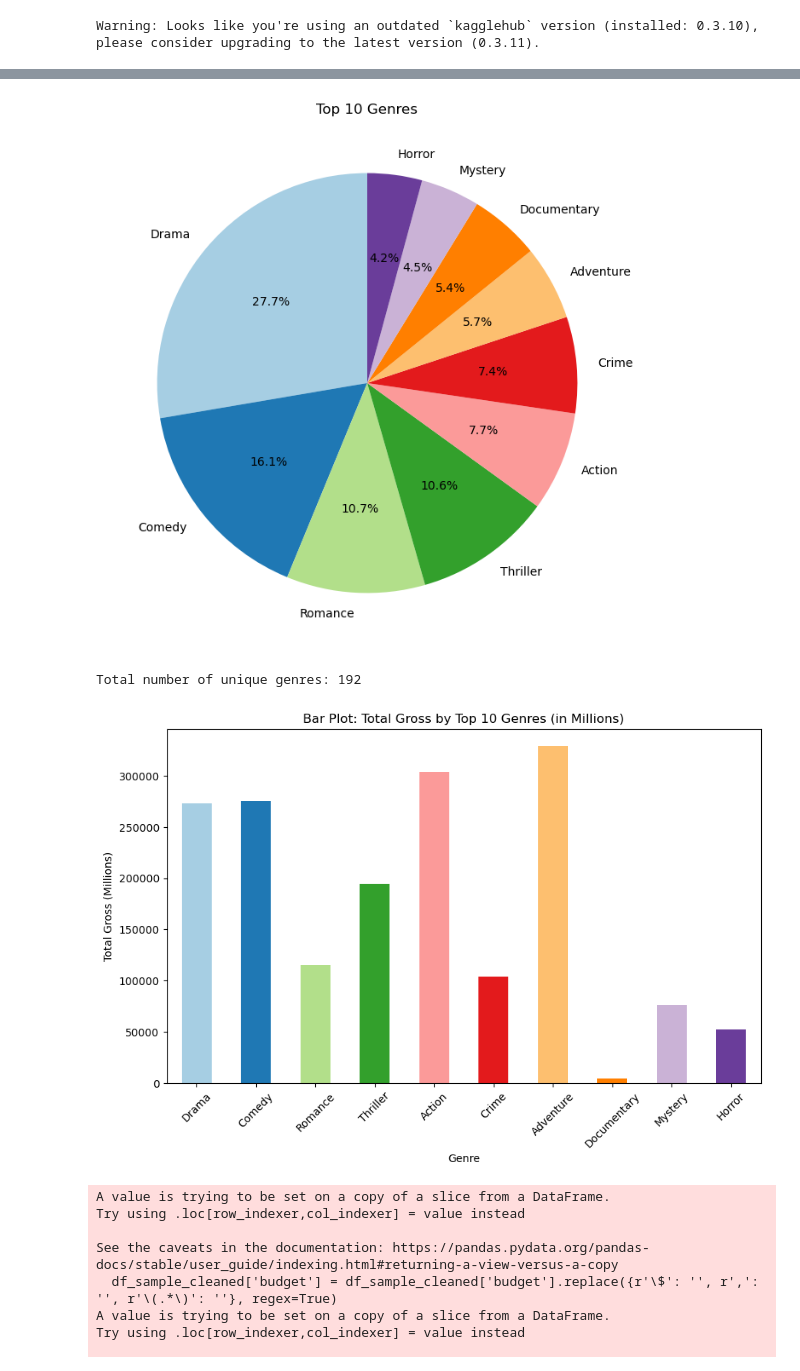
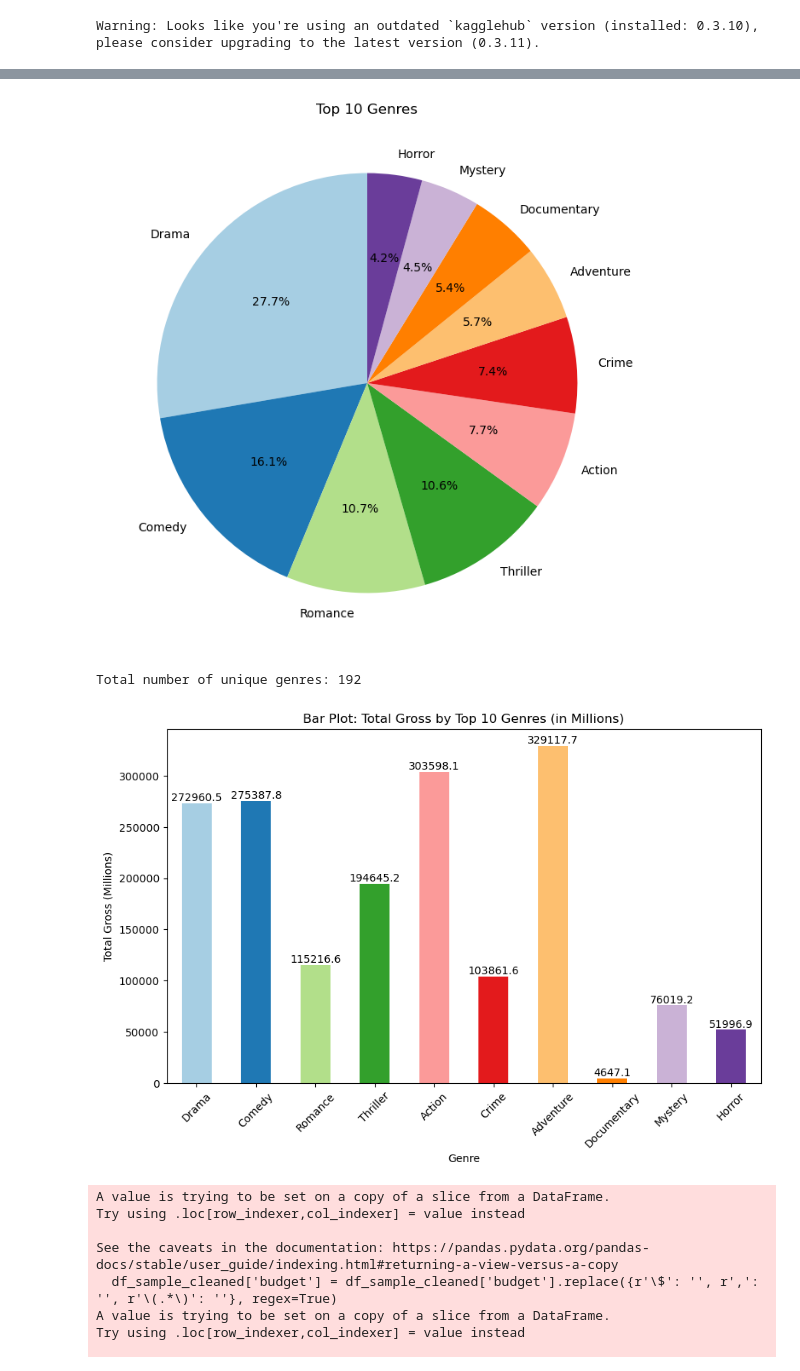
Before and after one commit to Mansi142000/NLP-Project, a Jupyter notebook: python-scripts/data_analysis.ipynb, the cells around one changed output, grey strips where cells are left out. Saved outputs shown, nothing was run; the diff lists cells and outputs as text; code cells hidden in the pictures.

```diff
--- a/python-scripts/data_analysis.ipynb
+++ b/python-scripts/data_analysis.ipynb
@@ -111,35 +111,39 @@ plt.ylabel('')
 plt.show()
 
 total_unique_genres = len(genre_counts)
 print(f"Total number of unique genres: {total_unique_genres}")
 
 df_exploded['gross_worldwide'] = df_exploded['gross_worldwide'].replace({r'\$': '', r',': ''}, regex=True)
 df_exploded['gross_worldwide'] = pd.to_numeric(df_exploded['gross_worldwide'], errors='coerce')
 
 df_exploded = df_exploded.dropna(subset=['gross_worldwide'])
 
 df_exploded['gross_worldwide'] = df_exploded['gross_worldwide'].astype(int)
 
 df_exploded['gross_worldwide_million'] = df_exploded['gross_worldwide'] / 1_000_000
 
 total_gross_by_genre = df_exploded.groupby('genres')['gross_worldwide_million'].sum()
 
 top_10_gross = total_gross_by_genre[top_10_genres.index]
 
 plt.figure(figsize=(10, 6))
-top_10_gross.plot(kind='bar', color=plt.cm.Paired.colors[:len(top_10_gross)])
+ax = top_10_gross.plot(kind='bar', color=plt.cm.Paired.colors[:len(top_10_gross)])
+
+# Add the original values over each bar
+for i, value in enumerate(top_10_gross):
+    ax.text(i, value + 2, f'{value:.1f}', ha='center', va='bottom', fontsize=10)
 
 plt.title('Bar Plot: Total Gross by Top 10 Genres (in Millions)')
 plt.xlabel('Genre')
 plt.ylabel('Total Gross (Millions)')
 
 plt.xticks(rotation=45)
 
 plt.show()
 # %% [output]
 [figure]
 Total number of unique genres: 192
-[figure, old version]
+[figure, new version]
 # %%
 # Gross earnings vs budget
 import matplotlib.pyplot as plt
```
Also changed, not shown: parts of 1 cell of this notebook.
